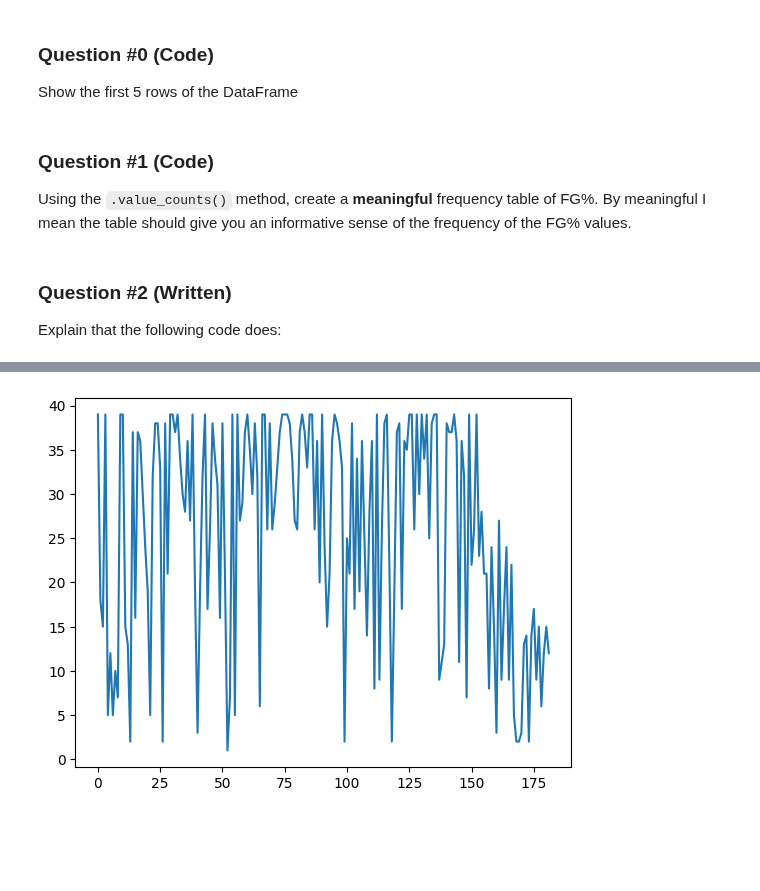
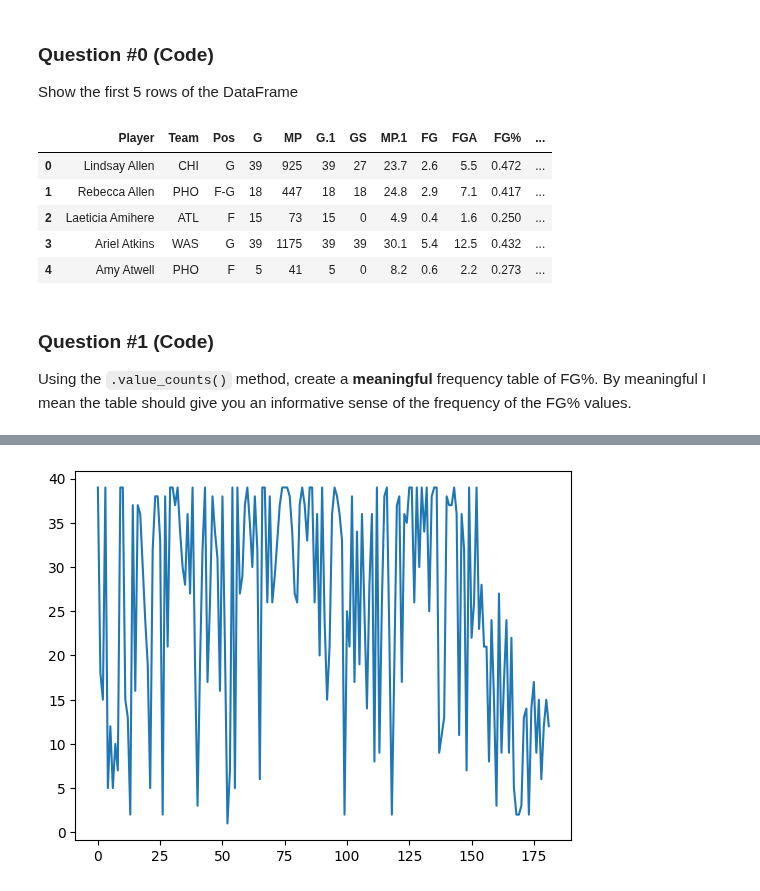
Before and after one commit to pharringtonp19/business-analytics, a Jupyter notebook: homeworks/HW2_solutions.ipynb, the cells around one changed output, grey strips where cells are left out. Cells and saved outputs as stored; diff of their text form; code cells hidden in the pictures; blank space fills up the shorter version.

```diff
--- a/homeworks/HW2_solutions.ipynb
+++ b/homeworks/HW2_solutions.ipynb
@@ -23,10 +29,16 @@ df = pd.read_csv('/content/business-analytics/datasets/sportsref_download.csv')
 ### Question #0 (**Code**)
 
 Show the first 5 rows of the DataFrame
+# %%
+df.head()
+# %% [output]
+|  | Player | Team | Pos | G | MP | G.1 | GS | MP.1 | FG | FGA | FG% | ... |
+| 0 | Lindsay Allen | CHI | G | 39 | 925 | 39 | 27 | 23.7 | 2.6 | 5.5 | 0.472 | ... |
+| 1 | Rebecca Allen | PHO | F-G | 18 | 447 | 18 | 18 | 24.8 | 2.9 | 7.1 | 0.417 | ... |
+| 2 | Laeticia Amihere | ATL | F | 15 | 73 | 15 | 0 | 4.9 | 0.4 | 1.6 | 0.250 | ... |
+| 3 | Ariel Atkins | WAS | G | 39 | 1175 | 39 | 39 | 30.1 | 5.4 | 12.5 | 0.432 | ... |
+| 4 | Amy Atwell | PHO | F | 5 | 41 | 5 | 0 | 8.2 | 0.6 | 2.2 | 0.273 | ... |
 # %% [markdown]
 ### Question #1 (**Code**)
 
 Using the `.value_counts()` method, create a **meaningful** frequency table of FG%. By meaningful I mean the table should give you an informative sense of the frequency of the FG% values.
-# %% [markdown]
-### Question #2 (**Written**)
-Explain that the following code does:
```
Also changed, not shown: parts of 3 cells of this notebook.
